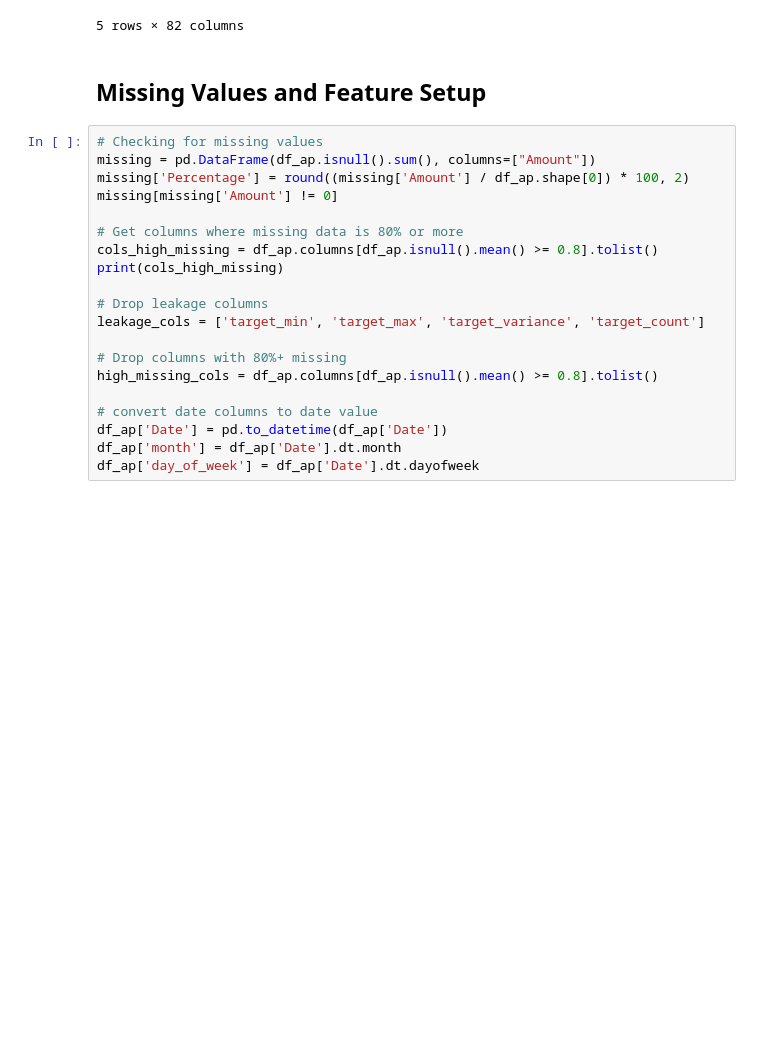
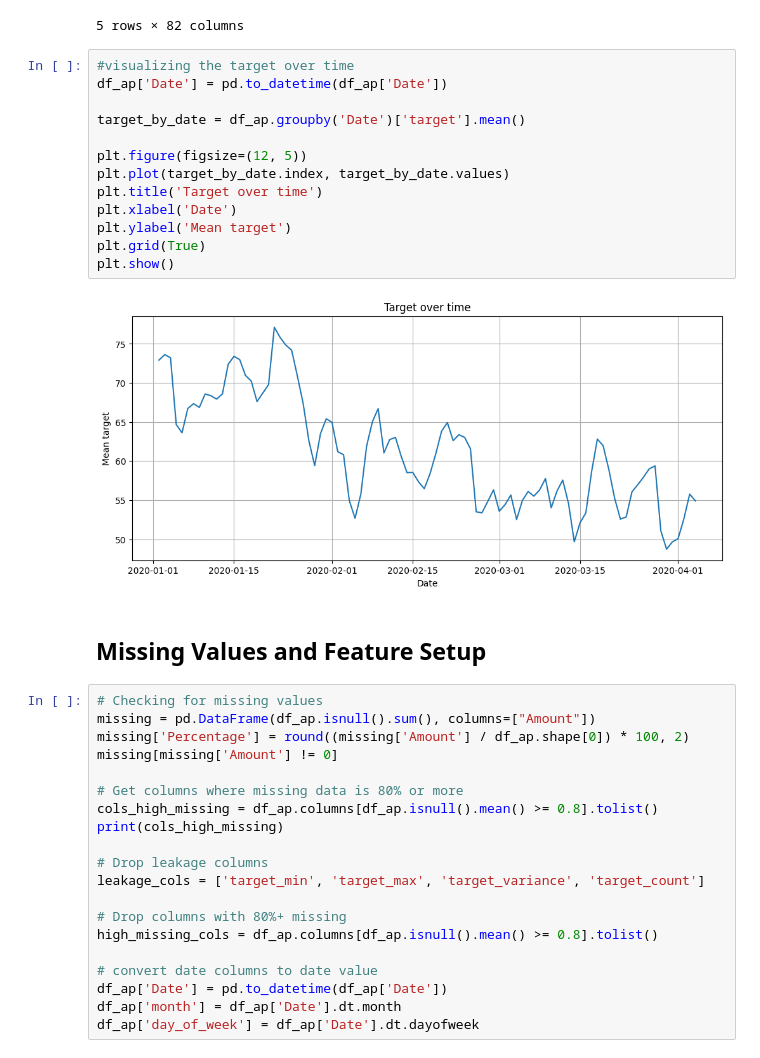
Before and after one commit to flyingpinguu/air_pollution_mlproject, a Jupyter notebook: eda_cleaning.ipynb, the cells around one changed output. Drawn from its saved outputs; the diff is of its cells as text; blank space fills up the shorter version.

```diff
--- a/eda_cleaning.ipynb
+++ b/eda_cleaning.ipynb
@@ -41,6 +41,21 @@ memory usage: 19.1+ MB
 | 3 | 010Q650 X 2020-01-05 | 2020-01-05 | 010Q650 | 49.0 | 10.0 | 55.0 | 1113.67 | 96 | ... |
 | 4 | 010Q650 X 2020-01-06 | 2020-01-06 | 010Q650 | 21.0 | 9.0 | 52.0 | 1164.82 | 95 | ... |
 5 rows × 82 columns
+# %%
+#visualizing the target over time
+df_ap['Date'] = pd.to_datetime(df_ap['Date'])
+
+target_by_date = df_ap.groupby('Date')['target'].mean()
+
+plt.figure(figsize=(12, 5))
+plt.plot(target_by_date.index, target_by_date.values)
+plt.title('Target over time')
+plt.xlabel('Date')
+plt.ylabel('Mean target')
+plt.grid(True)
+plt.show()
+# %% [output]
+[figure, added]
 # %% [markdown]
 ## Missing Values and Feature Setup
 # %%
```
Also changed, not shown: parts of 2 cells of this notebook.
